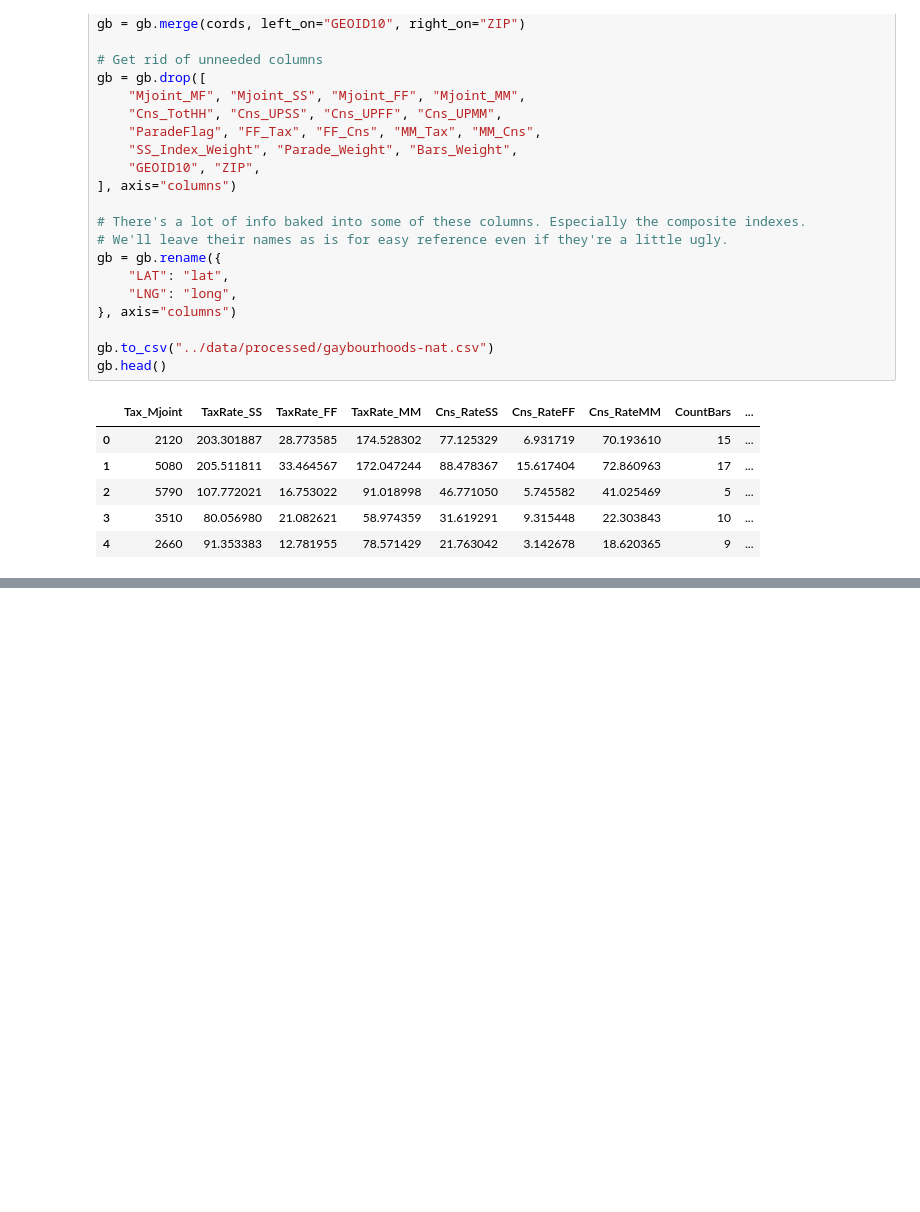
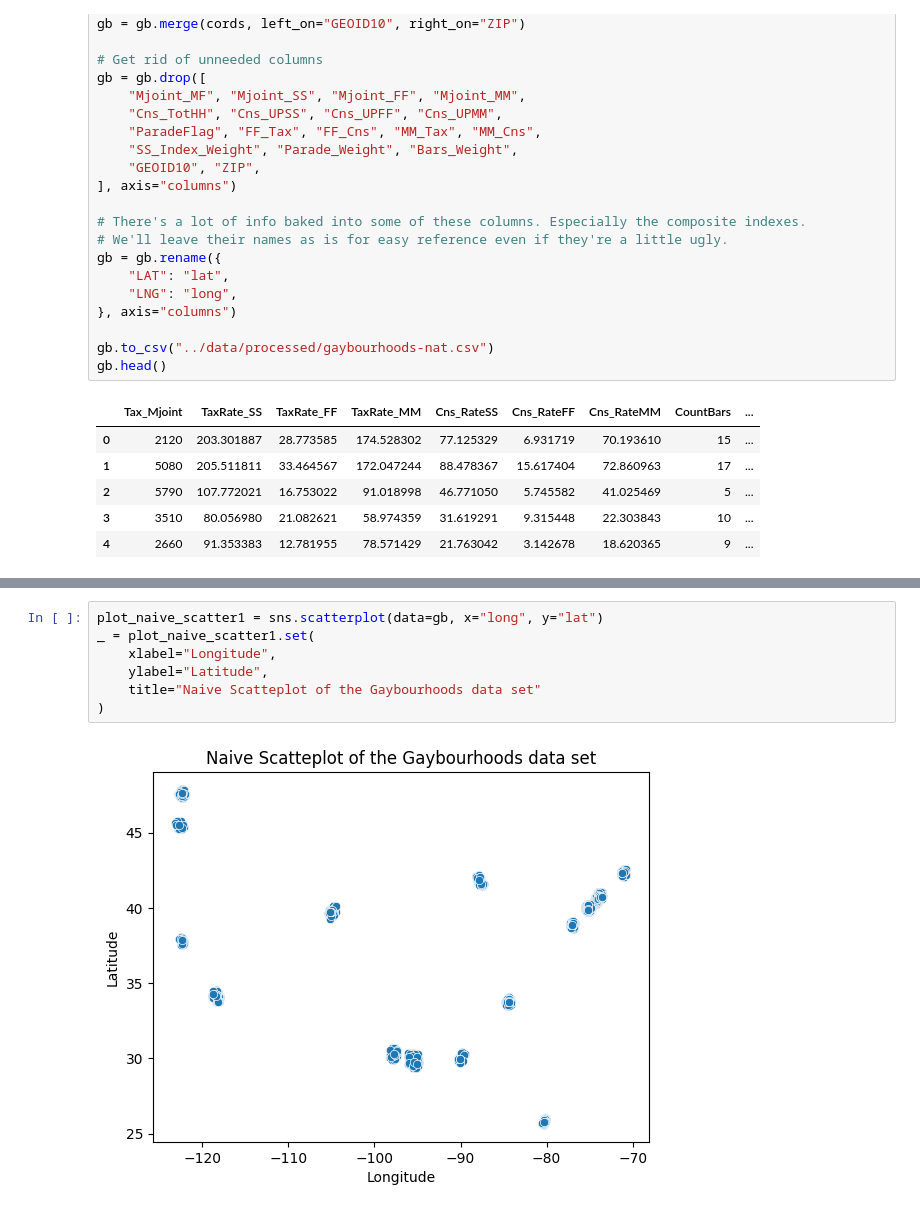
Before and after one commit to ubco-W2022T2-data301/project-group-group-44, a Jupyter notebook: analysis/analysis1.ipynb, the cells around one changed output, grey strips where cells are left out. Saved outputs shown, nothing was run; the diff lists cells and outputs as text; blank space fills up the shorter version.

```diff
--- a/analysis/analysis1.ipynb
+++ b/analysis/analysis1.ipynb
@@ -135,0 +142,9 @@ gb.head()
+# %%
+plot_naive_scatter1 = sns.scatterplot(data=gb, x="long", y="lat")
+_ = plot_naive_scatter1.set(
+    xlabel="Longitude",
+    ylabel="Latitude",
+    title="Naive Scatteplot of the Gaybourhoods data set"
+)
+# %% [output]
+[figure, added]
```
Also changed, not shown: parts of 15 cells of this notebook, 1 other file.
